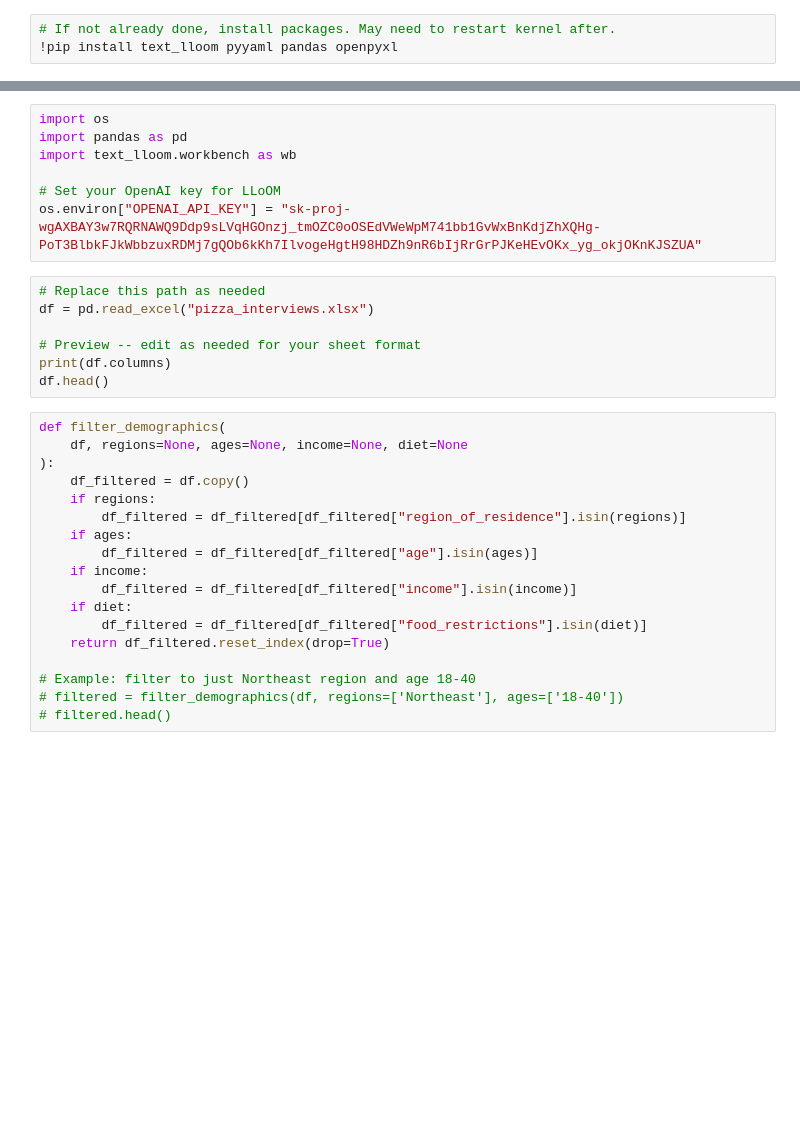
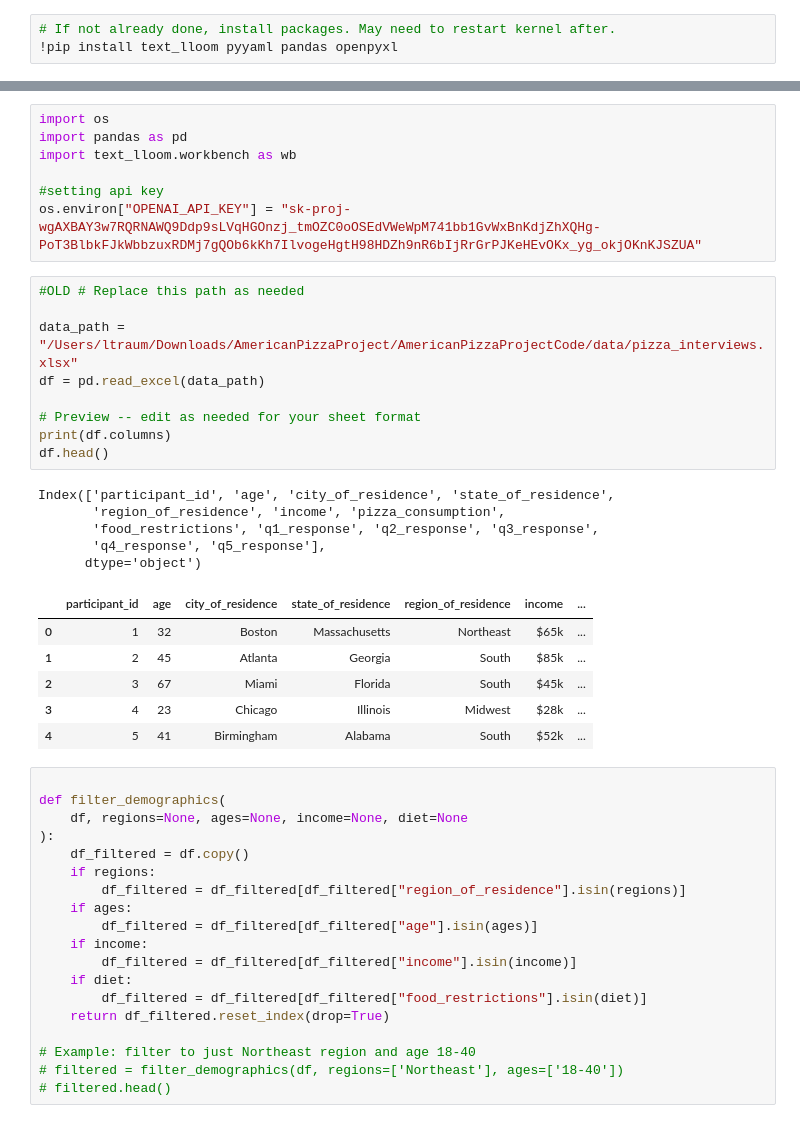
Before and after one commit to ltraum/AmericanPizzaProject, a Jupyter notebook: lloom_pizza_demo.ipynb, the cells around one changed output, grey strips where cells are left out. Saved outputs shown, nothing was run; the diff lists cells and outputs as text; blank space fills up the shorter version.

Commit message:
Pizza throw 2.0: full proj commit

```diff
--- a/lloom_pizza_demo.ipynb
+++ b/lloom_pizza_demo.ipynb
@@ -9,16 +39,31 @@ import os
 import pandas as pd
 import text_lloom.workbench as wb
 
-# Set your OpenAI key for LLoOM
+#setting api key
 os.environ["OPENAI_API_KEY"] = "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"
 # %%
-# Replace this path as needed
-df = pd.read_excel("pizza_interviews.xlsx")
+#OLD # Replace this path as needed
+
+data_path = "/Users/ltraum/Downloads/AmericanPizzaProject/AmericanPizzaProjectCode/data/pizza_interviews.xlsx"
+df = pd.read_excel(data_path)
 
 # Preview -- edit as needed for your sheet format
 print(df.columns)
 df.head()
+# %% [output]
+Index(['participant_id', 'age', 'city_of_residence', 'state_of_residence',
+       'region_of_residence', 'income', 'pizza_consumption',
+       'food_restrictions', 'q1_response', 'q2_response', 'q3_response',
+       'q4_response', 'q5_response'],
+      dtype='object')
+|  | participant_id | age | city_of_residence | state_of_residence | region_of_residence | income | ... |
+| 0 | 1 | 32 | Boston | Massachusetts | Northeast | $65k | ... |
+| 1 | 2 | 45 | Atlanta | Georgia | South | $85k | ... |
+| 2 | 3 | 67 | Miami | Florida | South | $45k | ... |
+| 3 | 4 | 23 | Chicago | Illinois | Midwest | $28k | ... |
+| 4 | 5 | 41 | Birmingham | Alabama | South | $52k | ... |
 # %%
+
 def filter_demographics(
     df, regions=None, ages=None, income=None, diet=None
 ):
```
Also changed, not shown: parts of 8 cells of this notebook, 2 other files.
